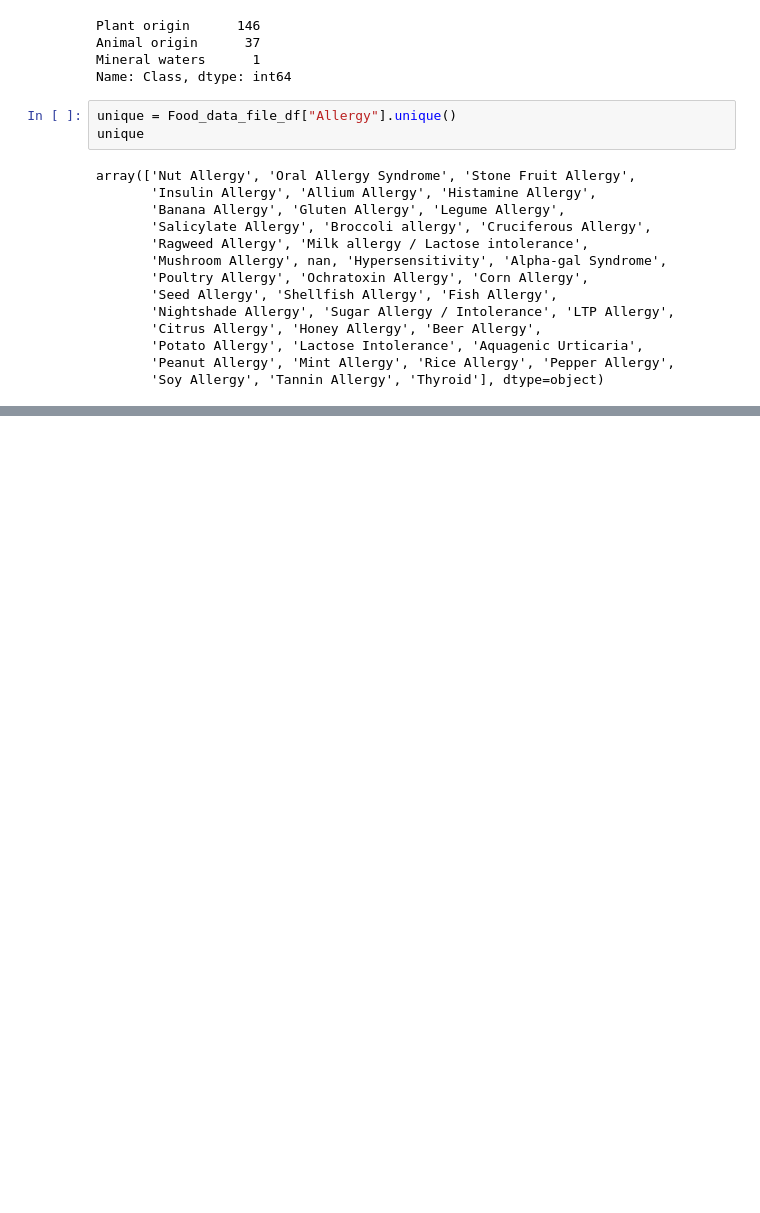
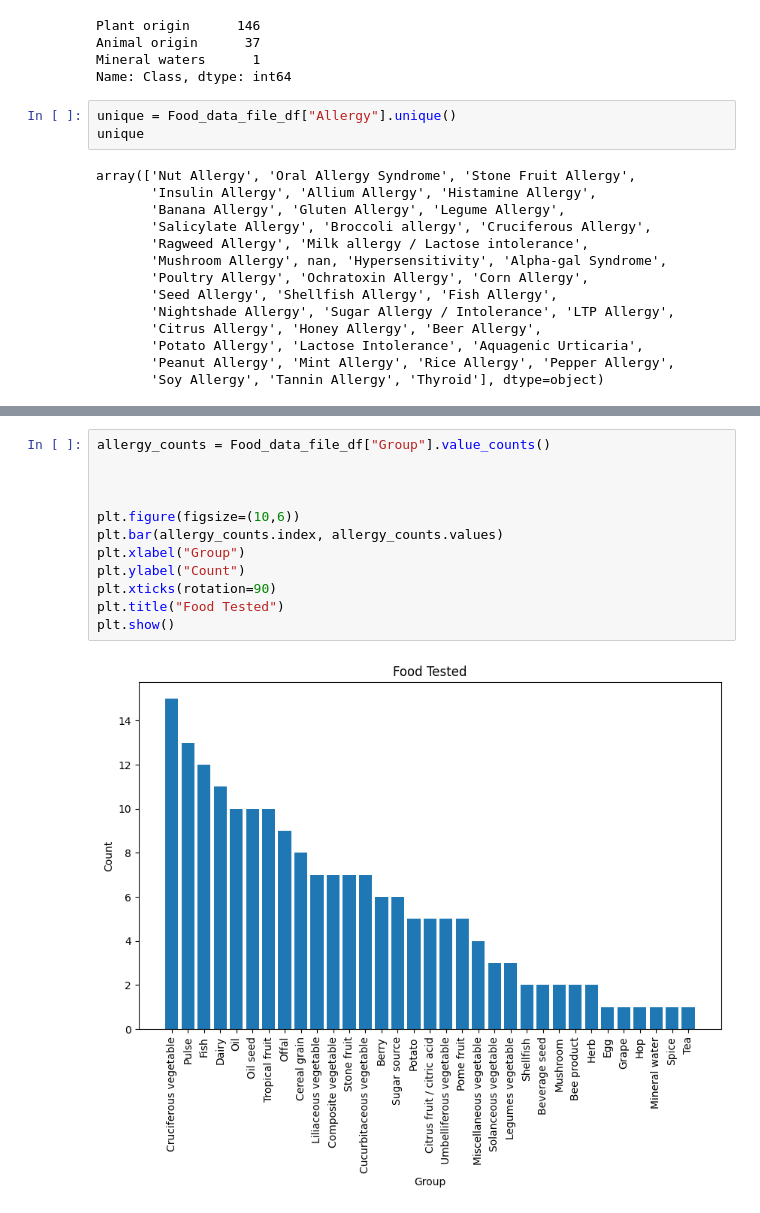
Before and after one commit to rbeebe1/project_01_group_01, a Jupyter notebook: app.ipynb, the cells around one changed output, grey strips where cells are left out. Cells and saved outputs as stored; diff of their text form; blank space fills up the shorter version.

```diff
--- a/app.ipynb
+++ b/app.ipynb
@@ -184,0 +202,14 @@ Name: Allergy, dtype: int64
+# %%
+allergy_counts = Food_data_file_df["Group"].value_counts()
+
+
+
+plt.figure(figsize=(10,6))
+plt.bar(allergy_counts.index, allergy_counts.values)
+plt.xlabel("Group")
+plt.ylabel("Count")
+plt.xticks(rotation=90)
+plt.title("Food Tested")
+plt.show()
+# %% [output]
+[figure, added]
```
Also changed, not shown: parts of 7 cells of this notebook, 1 other file.
